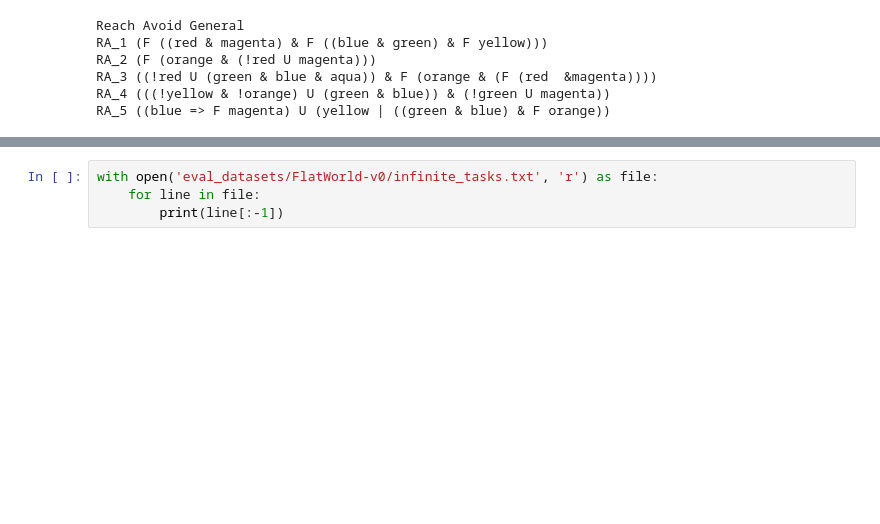
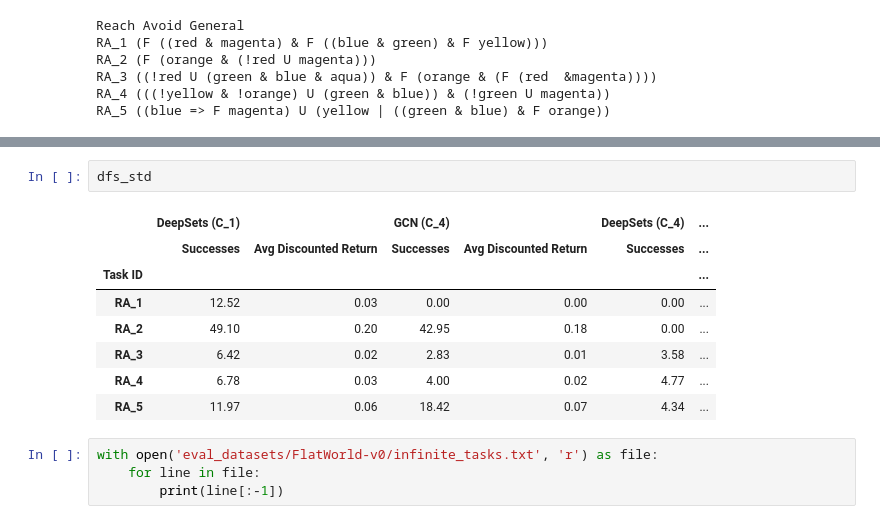
Before and after one commit to mattiagiuri/ltl_gnn, a Jupyter notebook: visualize_results_flatworld.ipynb, the cells around one changed output, grey strips where cells are left out. Cells and saved outputs as stored; diff of their text form; blank space fills up the shorter version.

```diff
--- a/visualize_results_flatworld.ipynb
+++ b/visualize_results_flatworld.ipynb
@@ -85,3 +88,14 @@ dfs_mean
+# %%
+dfs_std
+# %% [output]
+|  | DeepSets (C_1) |  | GCN (C_4) |  | DeepSets (C_4) | ... |
+|  | Successes | Avg Discounted Return | Successes | Avg Discounted Return | Successes | ... |
+| Task ID |  |  |  |  |  | ... |
+| RA_1 | 12.52 | 0.03 | 0.00 | 0.00 | 0.00 | ... |
+| RA_2 | 49.10 | 0.20 | 42.95 | 0.18 | 0.00 | ... |
+| RA_3 | 6.42 | 0.02 | 2.83 | 0.01 | 3.58 | ... |
+| RA_4 | 6.78 | 0.03 | 4.00 | 0.02 | 4.77 | ... |
+| RA_5 | 11.97 | 0.06 | 18.42 | 0.07 | 4.34 | ... |
 # %%
 with open('eval_datasets/FlatWorld-v0/infinite_tasks.txt', 'r') as file:
     for line in file:
```
Also changed, not shown: parts of 7 cells of this notebook, 40 other files.
